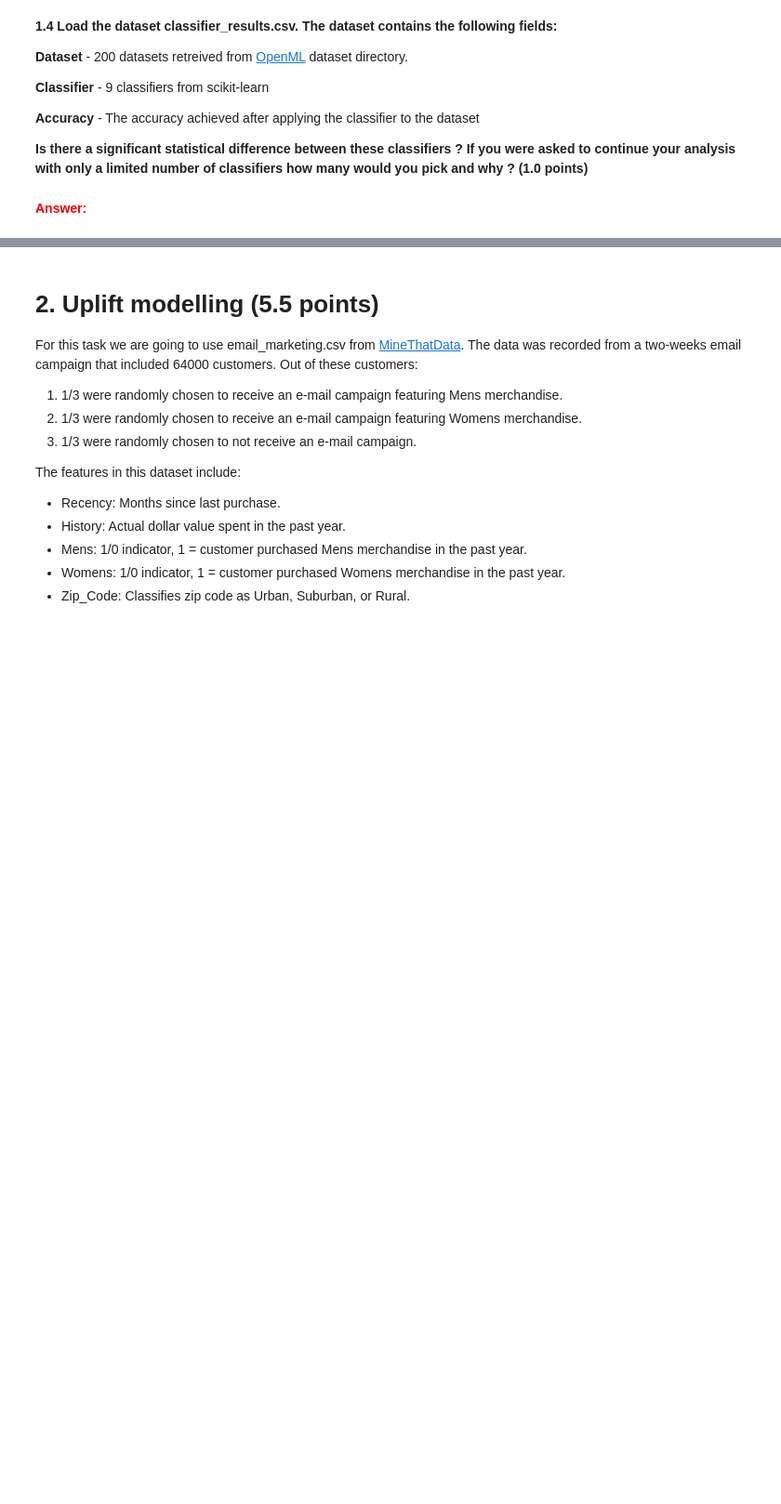
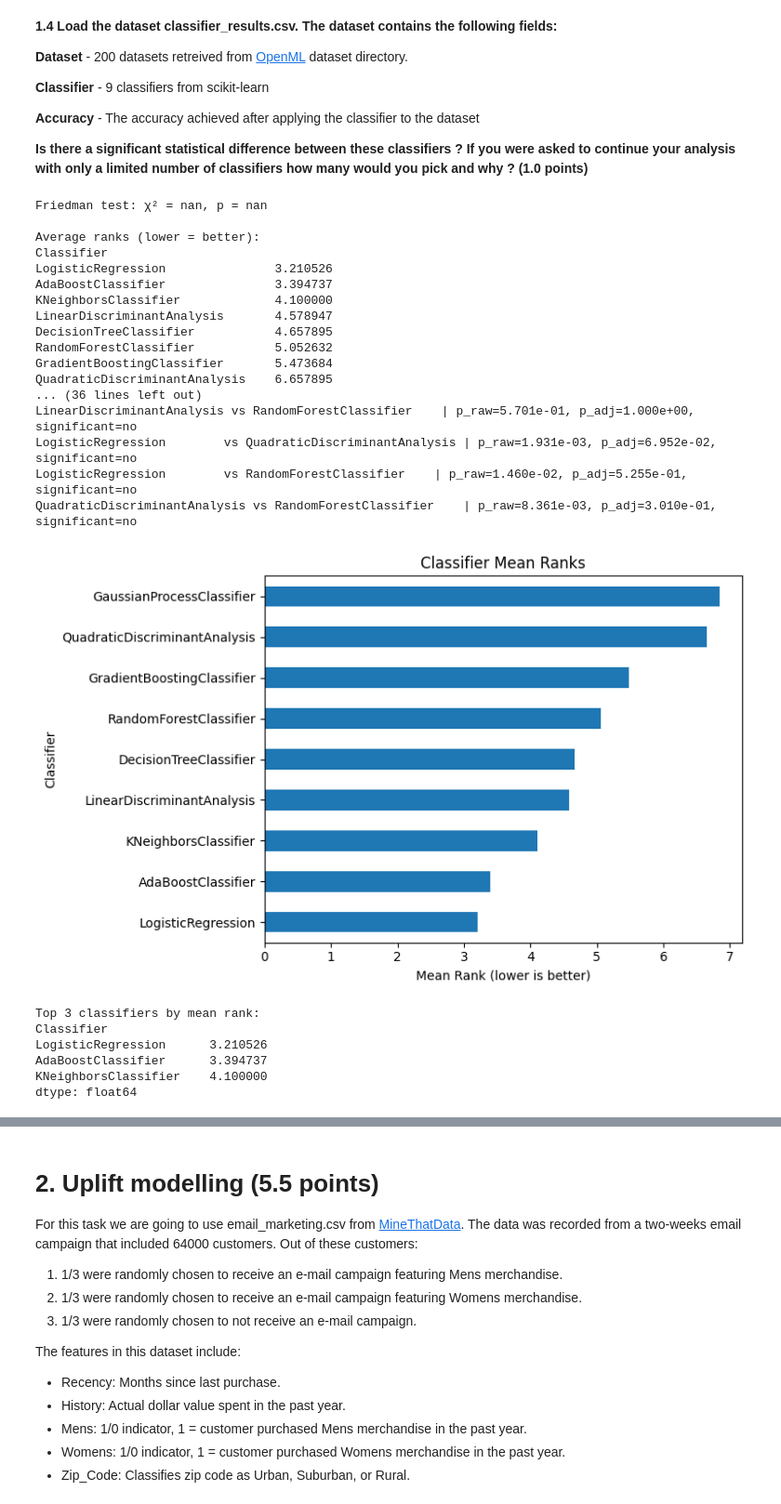
Before and after one commit to Sulaiman29/BDA_HW5, a Jupyter notebook: Copy_of_BDA2025Spring_HW5.ipynb, the cells around one changed output, grey strips where cells are left out. Shown: that part at 93% size. Cells and saved outputs as stored; diff of their text form; code cells hidden in the pictures; blank space fills up the shorter version.

```diff
--- a/Copy_of_BDA2025Spring_HW5.ipynb
+++ b/Copy_of_BDA2025Spring_HW5.ipynb
@@ -69,5 +216,74 @@ Total                       -> 11.0 points
 
 
 **Is there a significant statistical difference between these classifiers ? If you were asked to continue your analysis with only a limited number of classifiers how many would you pick and why ? (1.0 points)**
-# %% [markdown]
-<font color='red'> **Answer:**
+# %%
+df = pd.read_csv('classifier_results.csv')
+
+# Pivot to wide format (datasets × classifiers)
+pivot = df.pivot(index='Dataset', columns='Classifier', values='Accuracy')
+
+from scipy.stats import friedmanchisquare, wilcoxon
+# Friedman test (overall difference)
+stat, p = friedmanchisquare(*[pivot[col] for col in pivot.columns])
+print(f"Friedman test: χ² = {stat:.3f}, p = {p:.3e}")
+
+# Compute and display average ranks (higher accuracy → lower rank number)
+ranks = pivot.rank(axis=1, method='average', ascending=False)
+mean_ranks = ranks.mean().sort_values()
+print("\nAverage ranks (lower = better):")
+print(mean_ranks)
+
+# Pairwise Wilcoxon signed‐rank tests + Bonferroni correction
+classifiers = pivot.columns.tolist()
+comparisons = []
+for i in range(len(classifiers)):
+    for j in range(i+1, len(classifiers)):
+        a = pivot[classifiers[i]]
+        b = pivot[classifiers[j]]
+        _, p_raw = wilcoxon(a, b)
+        comparisons.append((classifiers[i], classifiers[j], p_raw))
+
+# Bonferroni adjust
+n_tests = len(comparisons)
+print("\nPairwise comparisons (Bonferroni‐corrected α=0.05):")
+for c1, c2, p_raw in comparisons:
+    p_adj = min(p_raw * n_tests, 1.0)
+    sig = 'yes' if p_adj < 0.05 else 'no'
+    print(f"{c1:25s} vs {c2:25s} | p_raw={p_raw:.3e}, p_adj={p_adj:.3e}, significant={sig}")
+
+# Bar plot of mean ranks
+plt.figure(figsize=(8,5))
+mean_ranks.plot(kind='barh')
+plt.xlabel('Mean Rank (lower is better)')
+plt.title('Classifier Mean Ranks')
+plt.tight_layout()
+plt.show()
+
+# Recommend top 3 classifiers
+print("\nTop 3 classifiers by mean rank:")
+print(mean_ranks.head(3))
+# %% [output]
+Friedman test: χ² = nan, p = nan
+
+Average ranks (lower = better):
+Classifier
+LogisticRegression               3.210526
+AdaBoostClassifier               3.394737
+KNeighborsClassifier             4.100000
+LinearDiscriminantAnalysis       4.578947
+DecisionTreeClassifier           4.657895
+RandomForestClassifier           5.052632
+GradientBoostingClassifier       5.473684
+QuadraticDiscriminantAnalysis    6.657895
+... (36 lines left out)
+LinearDiscriminantAnalysis vs RandomForestClassifier    | p_raw=5.701e-01, p_adj=1.000e+00, significant=no
+LogisticRegression        vs QuadraticDiscriminantAnalysis | p_raw=1.931e-03, p_adj=6.952e-02, significant=no
+LogisticRegression        vs RandomForestClassifier    | p_raw=1.460e-02, p_adj=5.255e-01, significant=no
+QuadraticDiscriminantAnalysis vs RandomForestClassifier    | p_raw=8.361e-03, p_adj=3.010e-01, significant=no
+[figure, added]
+Top 3 classifiers by mean rank:
+Classifier
+LogisticRegression      3.210526
+AdaBoostClassifier      3.394737
+KNeighborsClassifier    4.100000
+dtype: float64
```
Also changed, not shown: parts of 5 cells of this notebook.
